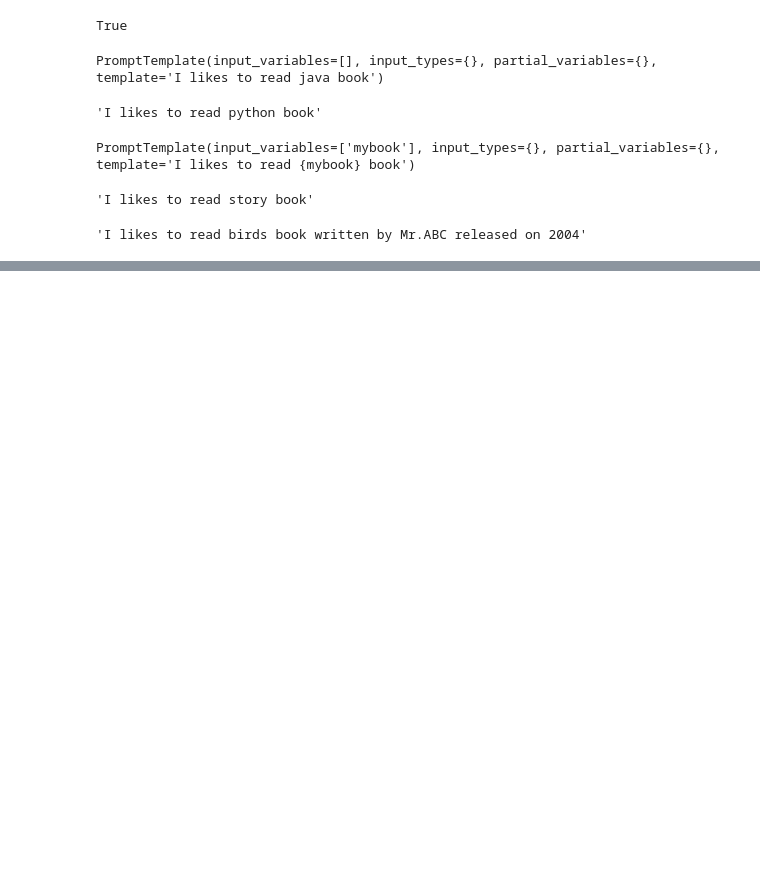
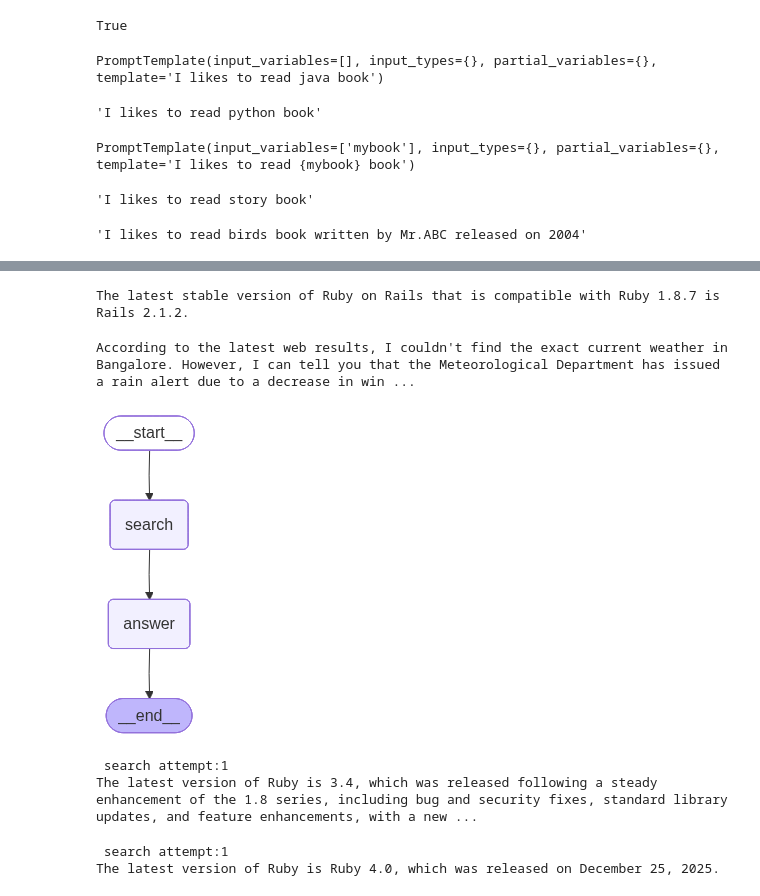
Before and after one commit to pakarthikstudent/OU_AgenticAI_Feb_26, a Jupyter notebook: DAY2/AI-DAY2.ipynb, the cells around one changed output, grey strips where cells are left out. Drawn from its saved outputs; the diff is of its cells as text; code cells hidden in the pictures; blank space fills up the shorter version.

```diff
--- a/DAY2/AI-DAY2.ipynb
+++ b/DAY2/AI-DAY2.ipynb
@@ -544,0 +488,12 @@ display(Image(app.get_graph().draw_mermaid_png()))
+# %%
+## Nodes
+def search_node(a1: State):
+    result = search_obj.run(a1['question'])
+    return {"search_result":result}
+# %%
+def answer_node(a1: State):
+    prompt = f'''Answer the question using web result
+    Question:{a1['question']}
+    Return Short answer'''
+    resp = llm_obj.invoke(prompt)
+    return {'answer':resp.content}
@@ -544,0 +541,37 @@ display(Image(app.get_graph().draw_mermaid_png()))
+# %%
+## Nodes
+def search_node(a1: State):
+    result = search_obj.run(a1['question'])
+    return {"search_result":result}
+
+def answer_node(a1: State):
+    prompt = f'''Answer the question using web result
+    Question:{a1['question']}
+    Web result:{a1['search_result']}
+
+    Return Short answer.'''
+    resp = llm_obj.invoke(prompt)
+    return {'answer':resp.content}
+# %%
+graph = StateGraph(State)
+graph.add_node("search",search_node)
+graph.add_node("answer",answer_node)
+graph.set_entry_point("search")
+graph.add_edge("search","answer")
+graph.set_finish_point("answer")
+app = graph.compile()
+# %%
+out = app.invoke({'question':'tell me latest version of ruby'})
+print(out['answer'])
+# %% [output]
+The latest stable version of Ruby on Rails that is compatible with Ruby 1.8.7 is Rails 2.1.2.
+# %%
+out = app.invoke({'question':'tell me current weather in bangalore'})
+print(out['answer'])
+# %% [output]
+According to the latest web results, I couldn't find the exact current weather in Bangalore. However, I can tell you that the Meteorological Department has issued a rain alert due to a decrease in win ...
+# %%
+from IPython.display import Image,display
+display(Image(app.get_graph().draw_mermaid_png()))
+# %% [output]
+[figure, added]
@@ -544,0 +674,24 @@ display(Image(app.get_graph().draw_mermaid_png()))
+# %%
+out = app.invoke({
+    "question": "What is the latest version of ruby and when was it released?",
+    "search_result": "",
+    "answer":"",
+    "retry_count": 0,
+    "max_retries": 2}
+                )
+print(out["answer"])
+# %% [output]
+ search attempt:1
+The latest version of Ruby is 3.4, which was released following a steady enhancement of the 1.8 series, including bug and security fixes, standard library updates, and feature enhancements, with a new ...
+# %%
+out = app.invoke({
+    "question": "What is the latest version of ruby and when was it released?",
+    "search_result": "",
+    "answer":"",
+    "retry_count": 0,
+    "max_retries": 3}
+                )
+print(out["answer"])
+# %% [output]
+ search attempt:1
+The latest version of Ruby is Ruby 4.0, which was released on December 25, 2025.
```
Also changed, not shown: parts of 67 cells of this notebook.
